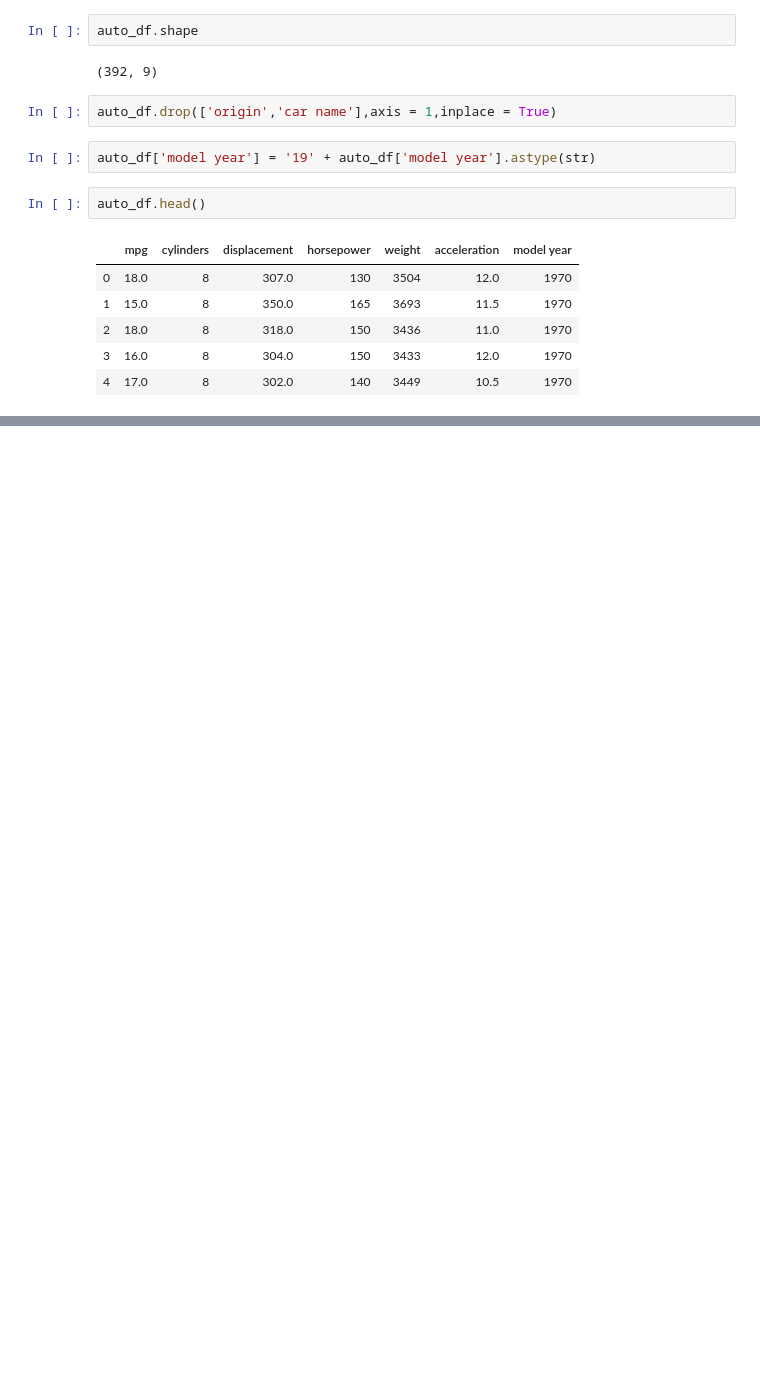
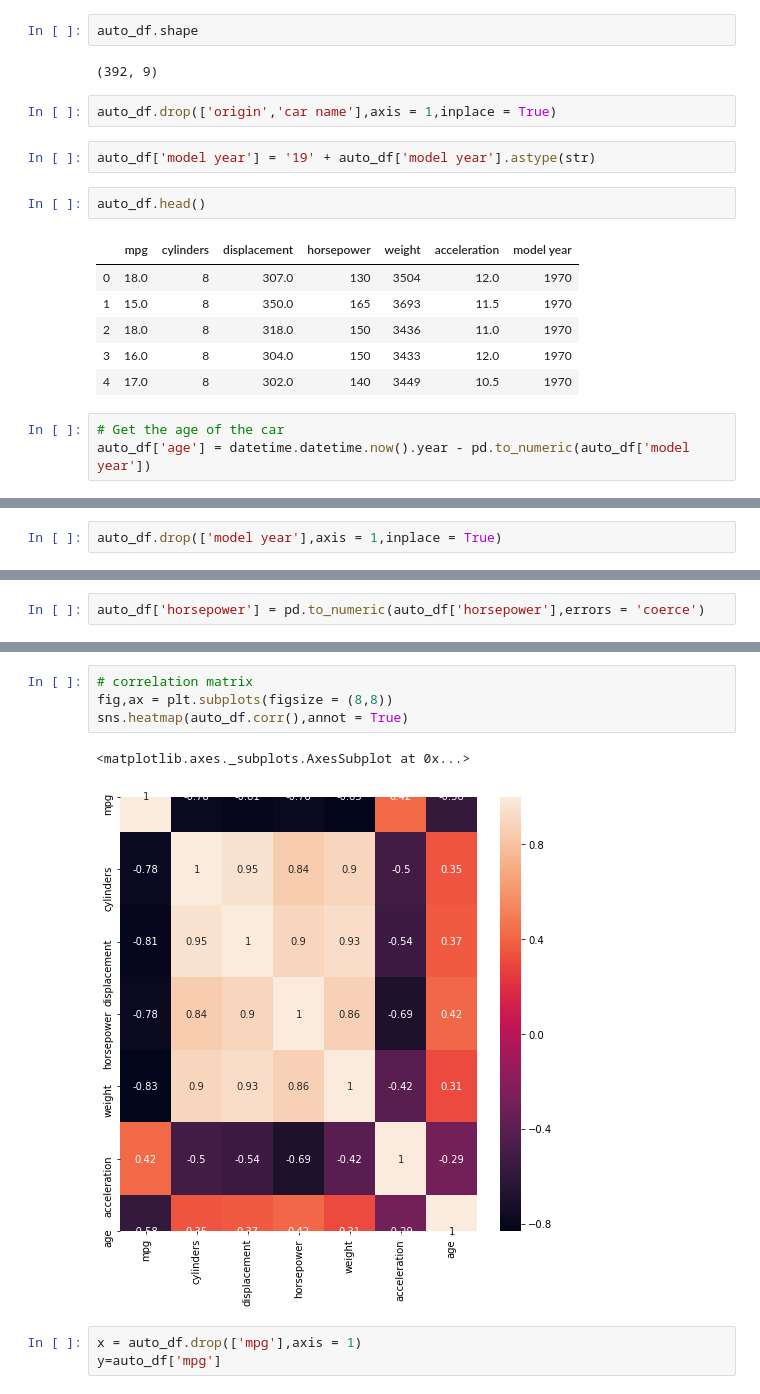
Before and after one commit to PriyaVj-UW/DS-Playground, a Jupyter notebook: AutomobileMpg - Linear regression with regularization.ipynb, the cells around one changed output, grey strips where cells are left out. Cells and saved outputs as stored; diff of their text form; blank space fills up the shorter version.

Commit message:
Add files via upload
Built Linear Regression model which landed in multicollinearity issue.

```diff
--- a/AutomobileMpg - Linear regression with regularization.ipynb
+++ b/AutomobileMpg - Linear regression with regularization.ipynb
@@ -78,3 +78,6 @@ auto_df.head()
 | 2 | 18.0 | 8 | 318.0 | 150 | 3436 | 11.0 | 1970 |
 | 3 | 16.0 | 8 | 304.0 | 150 | 3433 | 12.0 | 1970 |
 | 4 | 17.0 | 8 | 302.0 | 140 | 3449 | 10.5 | 1970 |
+# %%
+# Get the age of the car
+auto_df['age'] = datetime.datetime.now().year - pd.to_numeric(auto_df['model year'])
@@ -80,0 +93,2 @@ auto_df.head()
+# %%
+auto_df.drop(['model year'],axis = 1,inplace = True)
@@ -80,0 +115,2 @@ auto_df.head()
+# %%
+auto_df['horsepower'] = pd.to_numeric(auto_df['horsepower'],errors = 'coerce')
@@ -80,0 +128,10 @@ auto_df.head()
+# %%
+# correlation matrix
+fig,ax = plt.subplots(figsize = (8,8))
+sns.heatmap(auto_df.corr(),annot = True)
+# %% [output]
+<matplotlib.axes._subplots.AxesSubplot at 0x...>
+[figure, added]
+# %%
+x = auto_df.drop(['mpg'],axis = 1)
+y=auto_df['mpg']
```
Also changed, not shown: parts of 13 cells of this notebook.
